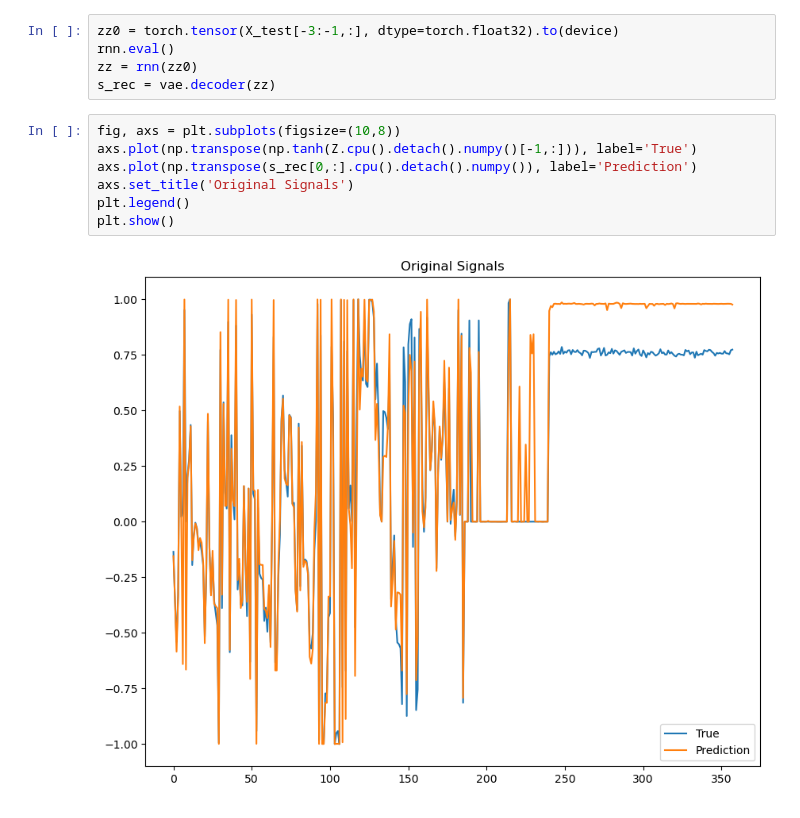
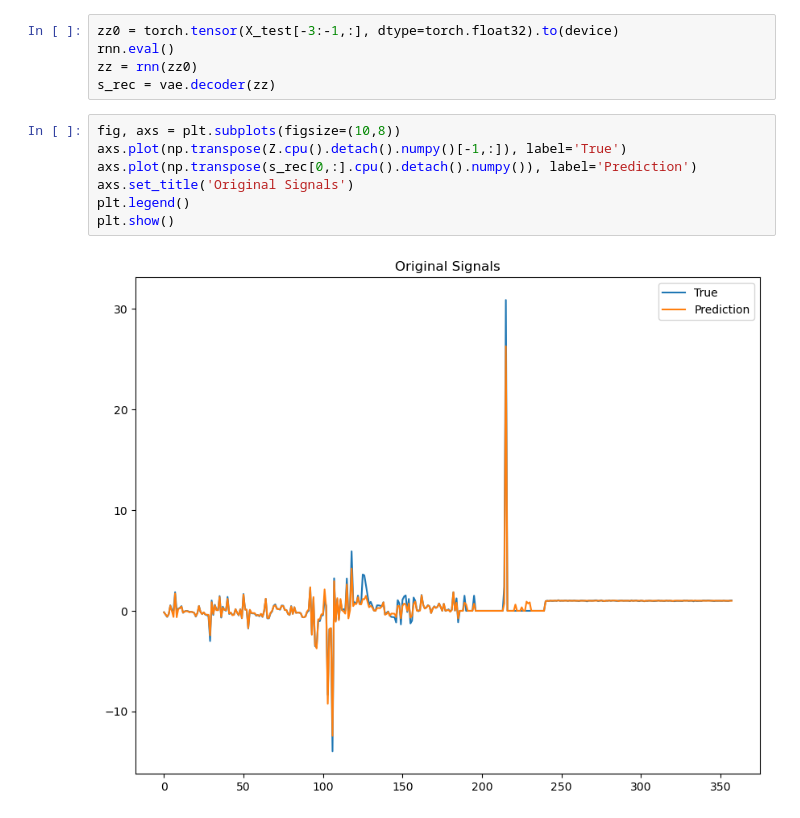
Before and after one commit to navidaftabi/rnn_paper, a Jupyter notebook: rnn_main.ipynb, the cells around one changed output. Saved outputs shown, nothing was run; the diff lists cells and outputs as text.

```diff
--- a/rnn_main.ipynb
+++ b/rnn_main.ipynb
@@ -162,13 +162,13 @@ zz = rnn(zz0)
 s_rec = vae.decoder(zz)
 # %%
 fig, axs = plt.subplots(figsize=(10,8))
-axs.plot(np.transpose(np.tanh(Z.cpu().detach().numpy()[-1,:])), label='True')
+axs.plot(np.transpose(Z.cpu().detach().numpy()[-1,:]), label='True')
 axs.plot(np.transpose(s_rec[0,:].cpu().detach().numpy()), label='Prediction')
 axs.set_title('Original Signals')
 plt.legend()
 plt.show()
 # %% [output]
-[figure, old version]
+[figure, new version]
 # %%
 fig, axs = plt.subplots(figsize=(10,8))
 axs.plot(np.transpose(s_rec.cpu().detach().numpy()))
```
Also changed, not shown: parts of 3 cells of this notebook, 1 other file.
